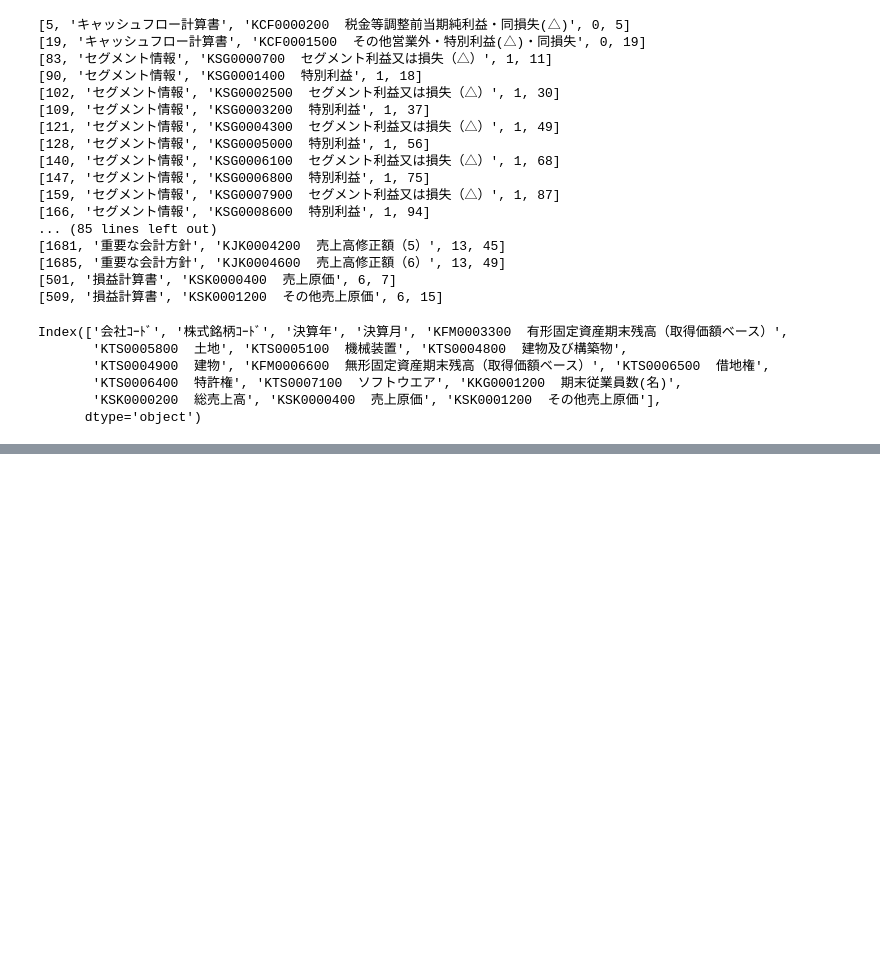
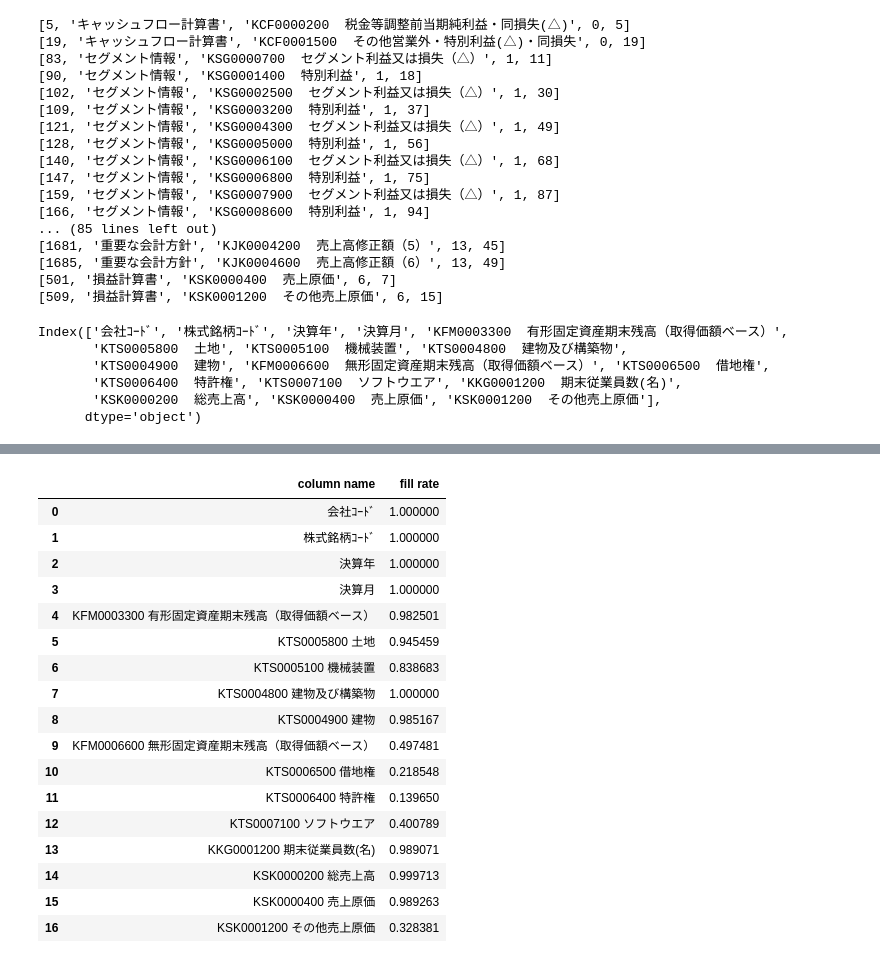
Before and after one commit to KorokoroIcchi/final_thesis, a Jupyter notebook: CES_DBJ.ipynb, the cells around one changed output, grey strips where cells are left out. Drawn from its saved outputs; the diff is of its cells as text; code cells hidden in the pictures; blank space fills up the shorter version.

```diff
--- a/CES_DBJ.ipynb
+++ b/CES_DBJ.ipynb
@@ -226,3 +226,33 @@ if not os.path.exists(newpath):
     os.makedirs(newpath)
 # %%
 data_substitute.to_csv("./outputs/log_data_2factors.csv")
+# %%
+columns = df.columns.tolist()
+list1 = []
+list2 = []
+for col in columns:
+    list1.append(col)
+    portion = df[col].count()/len(df[col])
+    list2.append(portion)
+Fill_rate = pd.DataFrame(list(zip(list1, list2)), columns = ['column name', 'fill rate'])
+# %%
+Fill_rate
+# %% [output]
+|  | column name | fill rate |
+| 0 | 会社ｺｰﾄﾞ | 1.000000 |
+| 1 | 株式銘柄ｺｰﾄﾞ | 1.000000 |
+| 2 | 決算年 | 1.000000 |
+| 3 | 決算月 | 1.000000 |
+| 4 | KFM0003300 有形固定資産期末残高（取得価額ベース） | 0.982501 |
+| 5 | KTS0005800 土地 | 0.945459 |
+| 6 | KTS0005100 機械装置 | 0.838683 |
+| 7 | KTS0004800 建物及び構築物 | 1.000000 |
+| 8 | KTS0004900 建物 | 0.985167 |
+| 9 | KFM0006600 無形固定資産期末残高（取得価額ベース） | 0.497481 |
+| 10 | KTS0006500 借地権 | 0.218548 |
+| 11 | KTS0006400 特許権 | 0.139650 |
+| 12 | KTS0007100 ソフトウエア | 0.400789 |
+| 13 | KKG0001200 期末従業員数(名) | 0.989071 |
+| 14 | KSK0000200 総売上高 | 0.999713 |
+| 15 | KSK0000400 売上原価 | 0.989263 |
+| 16 | KSK0001200 その他売上原価 | 0.328381 |
```
Also changed, not shown: parts of 5 cells of this notebook, 6 other files.
